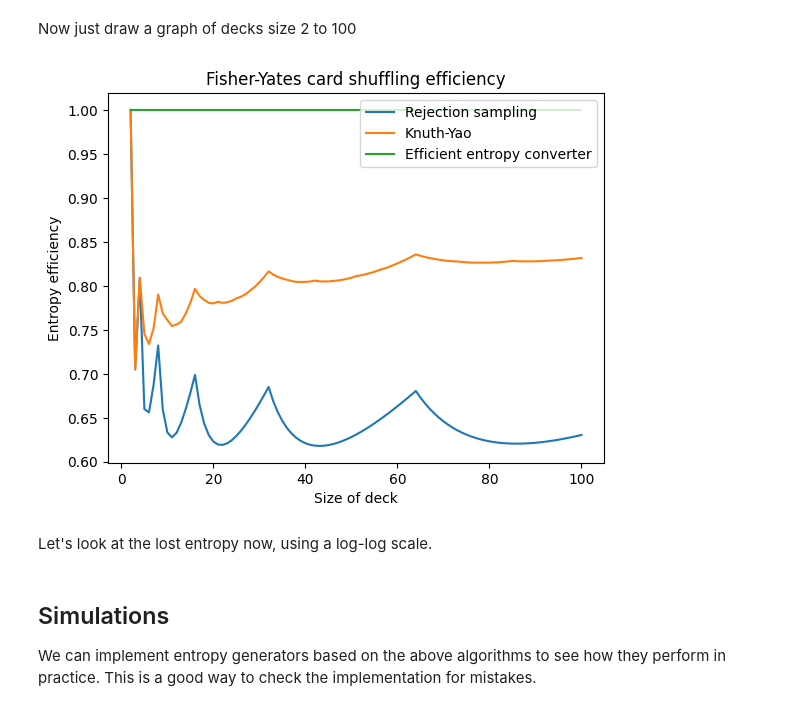
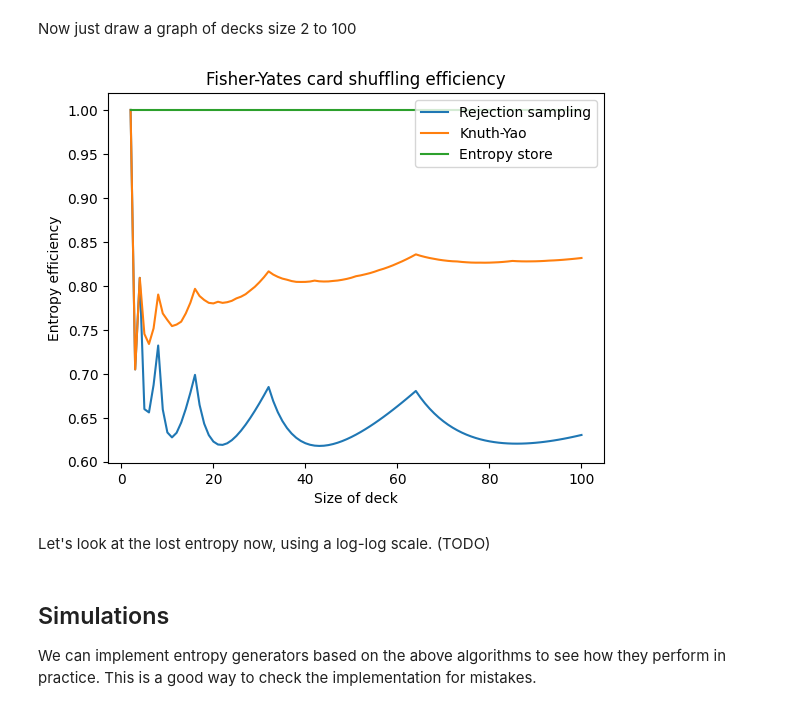
Before and after one commit to calum74/entropy, a Jupyter notebook: entropy.ipynb, the cells around one changed output. Cells and saved outputs as stored; diff of their text form; code cells hidden in the pictures.

```diff
--- a/entropy.ipynb
+++ b/entropy.ipynb
@@ -30,0 +36,20 @@ upsample(7, 33, 36, False)
+# %%
+import random
+U_s = 0
+s = 1
+bits_fetched = 0
+N = 1<<31
+
+def fetch():
+    global bits_fetched
+    bits_fetched += 1
+    return random.randint(0,1)
+
+def generate_uniform(U_s, s, n):
+    while True:
+        while s < N:
+            U_s, s = combine(U_s, s, fetch(), 2)
+        U_s, s, b = downsample(U_s, s, s % n)
+        if not b:
+            U_s, s, U_n = divide(U_s, s, n)
+            return U_s, s, U_n
@@ -30,0 +58,3 @@ upsample(7, 33, 36, False)
+# %%
+U_s, s, x = generate_uniform(U_s, s, 6)
+x
@@ -30,0 +65,6 @@ upsample(7, 33, 36, False)
+# %%
+counts = [0,0,0,0,0,0]
+for i in range (0,600):
+    U_s, s, x = generate_uniform(U_s, s, 6)
+    counts[x] += 1
+counts
@@ -158,24 +200,24 @@ Now just draw a graph of decks size 2 to 100
 # %%
 numbers = range(2,101)
 rs_efficiency = [expected_card_shuffling(n, expected_rejection_sampling)[2] for n in numbers]
 fdr_efficiency = [expected_card_shuffling(n, expected_fast_dice_roller)[2] for n in numbers]
 eec_efficiency = [expected_card_shuffling(n, worst_case_eec)[2] for n in numbers]
 
 plt.clf()
 plt.title('Fisher-Yates card shuffling efficiency')
 
 plt.xlabel('Size of deck')
 plt.ylabel('Entropy efficiency')
 plt.plot(numbers, rs_efficiency, label='Rejection sampling')
 plt.plot(numbers, fdr_efficiency, label='Knuth-Yao')
-plt.plot(numbers, eec_efficiency, label='Efficient entropy converter')
+plt.plot(numbers, eec_efficiency, label='Entropy store')
 plt.legend(loc='upper right')
 plt.savefig('shuffling_efficiency.png')
 plt.show()
 # %% [output]
-[figure, old version]
+[figure, new version]
 # %% [markdown]
-Let's look at the lost entropy now, using a log-log scale.
+Let's look at the lost entropy now, using a log-log scale. (TODO)
 # %% [markdown]
 ## Simulations
 
```
Also changed, not shown: parts of 28 cells of this notebook, 4 other files.
